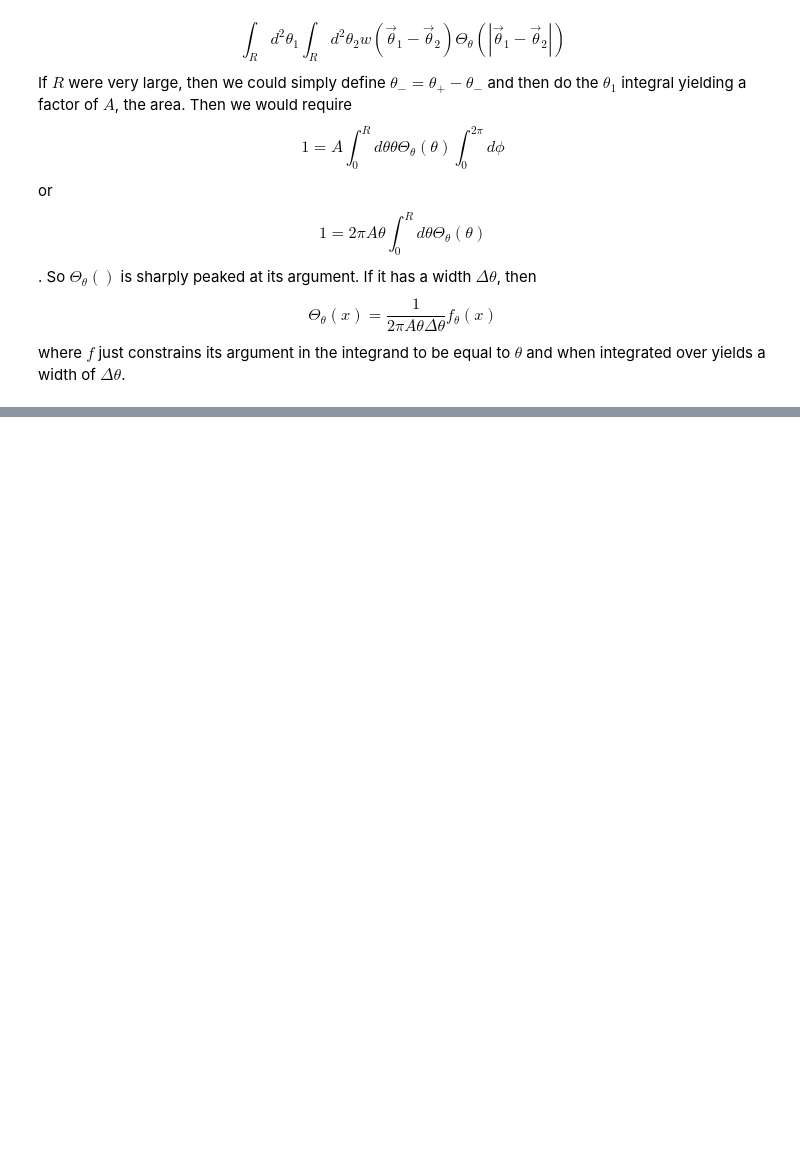
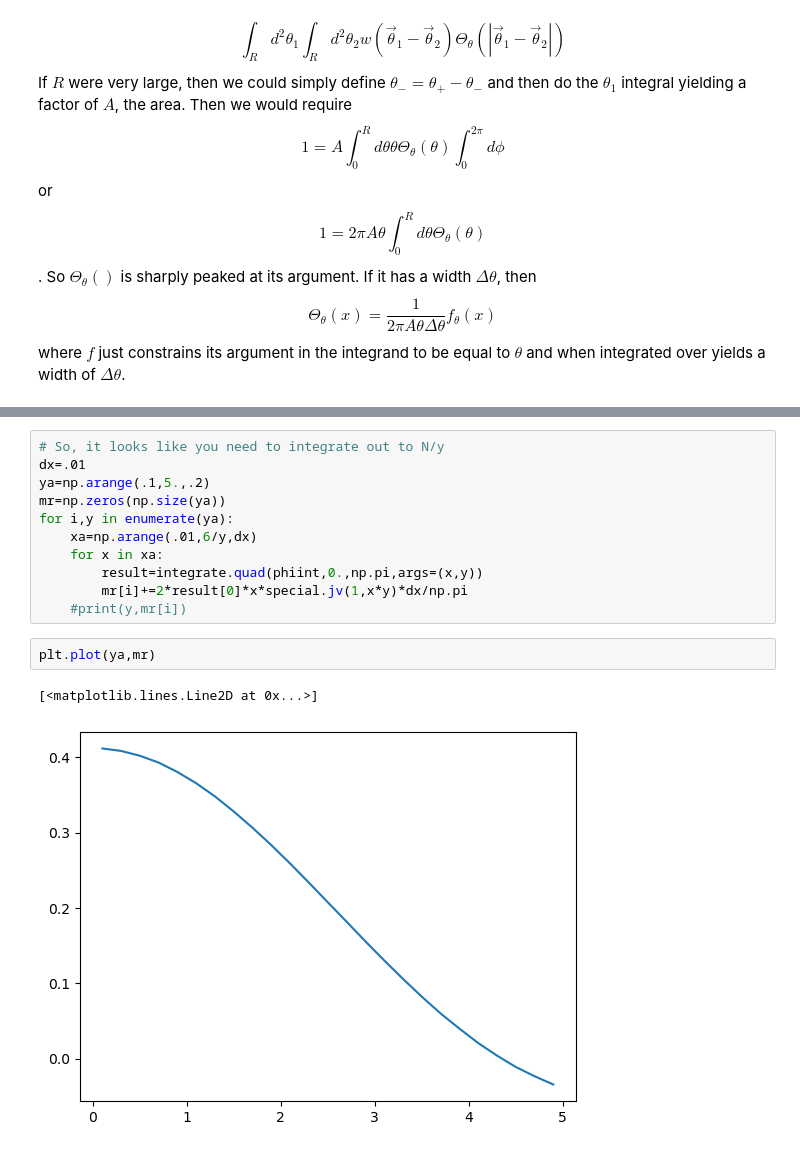
Before and after one commit to lpk1202/Light-Cone, a Jupyter notebook: source/angular.ipynb, the cells around one changed output, grey strips where cells are left out. Drawn from its saved outputs; the diff is of its cells as text; blank space fills up the shorter version.

```diff
--- a/source/angular.ipynb
+++ b/source/angular.ipynb
@@ -78,0 +158,16 @@ $$\tilde\Theta_\theta(\vec l) = \frac{\theta J_0(l\theta)}{A} $$
+# %%
+# So, it looks like you need to integrate out to N/y
+dx=.01
+ya=np.arange(.1,5.,.2)
+mr=np.zeros(np.size(ya))
+for i,y in enumerate(ya):
+    xa=np.arange(.01,6/y,dx)
+    for x in xa:
+        result=integrate.quad(phiint,0.,np.pi,args=(x,y))
+        mr[i]+=2*result[0]*x*special.jv(1,x*y)*dx/np.pi
+    #print(y,mr[i])
+# %%
+plt.plot(ya,mr)
+# %% [output]
+[<matplotlib.lines.Line2D at 0x...>]
+[figure, added]
```
Also changed, not shown: parts of 21 cells of this notebook, 11 other files.
